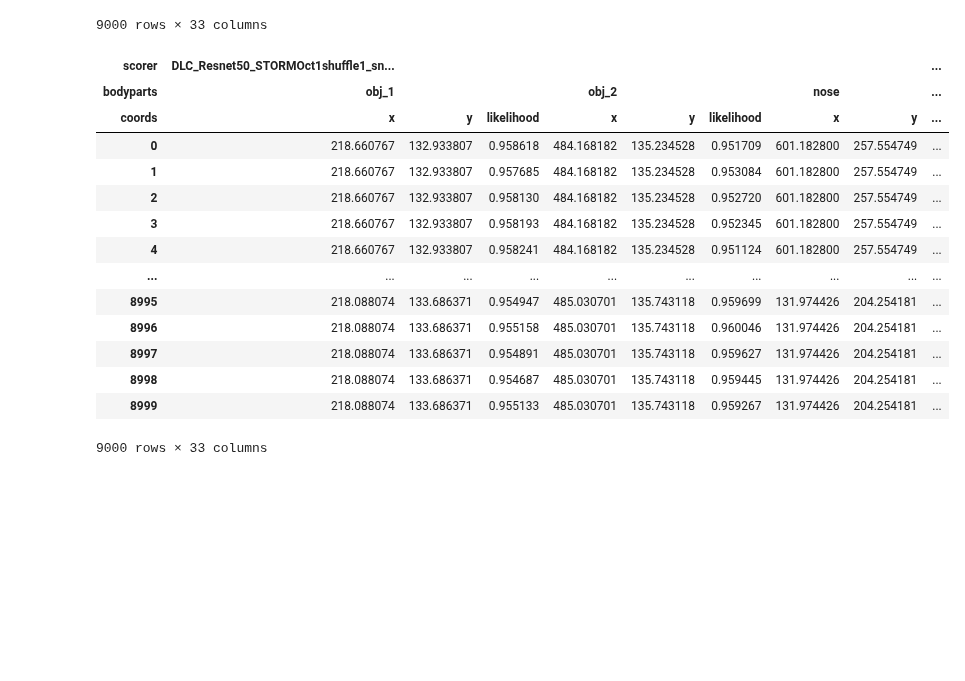
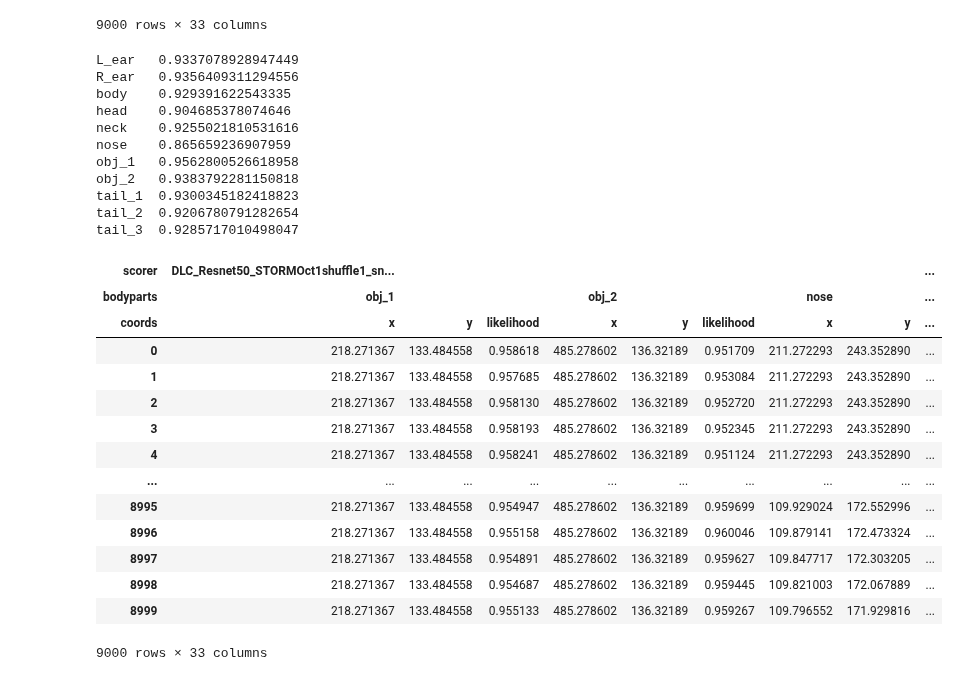
Before and after one commit to sdhers/RAINSTORM, a Jupyter notebook: edit_video/modify_H5_files.ipynb, the cells around one changed output. Cells and saved outputs as stored; diff of their text form; code cells hidden in the pictures; blank space fills up the shorter version.

```diff
--- a/edit_video/modify_H5_files.ipynb
+++ b/edit_video/modify_H5_files.ipynb
@@ -12,11 +12,13 @@ import random
 from scipy import signal
 from collections import OrderedDict
 # %%
+path = r'c:\Users\dhers\OneDrive - UBA\DLC\STORM-sdhers-2024-10-01\results\Original_TS_A2024-09-27T16_14_10_LDLC_Resnet50_STORMOct1shuffle1_snapshot_200.h5'
 
-df = pd.read_hdf(r'c:\Users\dhers\OneDrive - UBA\DLC\STORM-sdhers-2024-10-01\results\try_retraining\TS_A2024-09-27T16_14_10_LDLC_Resnet50_STORMOct1shuffle1_snapshot_200.h5')
+df = pd.read_hdf(path)
 scorer = df.columns.levels[0][0]
 bodyparts = df.columns.levels[1].to_list()
 
+df_raw = df.copy()
 df
 # %% [output]
 | scorer | DLC_Resnet50_STORMOct1shuffle1_sn... |  |  |  |  |  |  |  | ... |
@@ -35,10 +37,8 @@ df
 | 8999 | 218.152130 | 133.567780 | 0.955133 | 485.279205 | 136.397308 | 0.959267 | 109.881828 | 172.657547 | ... |
 9000 rows × 33 columns
 # %%
-limit = 0.99
-
 # Try different filtering parameters
-window, sigma, n_sigmas = 3, 1, 2
+window, sigma, n_sigmas = 21, 1, 2
 N = int(2 * n_sigmas * sigma + 1)
 
 # Gaussian kernel
@@ -49,6 +49,13 @@ pad_width = (len(kernel) - 1) // 2
 # %%
 # Iterate over each body part
 for point in bodyparts:
+
+    mean = df[scorer, point, 'likelihood'].mean()
+    std_dev = df[scorer, point, 'likelihood'].std()
+    limit = max(0.1, mean - 0*std_dev)
+
+    print(f'{point}\t{limit}')
+
     # Create mask where likelihood is below the threshold
     mask = df[scorer, point, 'likelihood'] < limit
     # Set 'x' and 'y' to NaN where likelihood is below the threshold
@@ -61,46 +68,57 @@ for point in bodyparts:
 
         # Check if there are any non-NaN values left to interpolate
         if df[scorer, point, axis].notna().sum() > 1:
             # Interpolate using the pchip method, limit_area='inside' ensures interpolation only within valid data
             df[scorer, point, axis] = df[scorer, point, axis].interpolate(method='pchip', limit_area='inside')
 
             # Forward fill the remaining NaN values
             df[scorer, point, axis] = df[scorer, point, axis].ffill().bfill()
 
             # Apply median filter
             df[scorer, point, axis] = signal.medfilt(df[scorer, point, axis], kernel_size=window)
 
             # Pad the median filtered data to mitigate edge effects
             padded = np.pad(df[scorer, point, axis], pad_width, mode='edge')
 
             # Apply convolution
             smooth = signal.convolve(padded, kernel, mode='valid')
 
             # Trim the padded edges to restore original length
             df[scorer, point, axis] = smooth[:len(df[scorer, point, axis])]
 
-            if 'obj' in df[scorer, point, axis]:
+            if 'obj' in point:
                 df[scorer, point, axis] = df[scorer, point, axis].median()
 
 
 
 df
 # %% [output]
+L_ear   0.9337078928947449
+R_ear   0.9356409311294556
+body    0.929391622543335
+head    0.904685378074646
+neck    0.9255021810531616
+nose    0.865659236907959
+obj_1   0.9562800526618958
+obj_2   0.9383792281150818
+tail_1  0.9300345182418823
+tail_2  0.9206780791282654
+tail_3  0.9285717010498047
 | scorer | DLC_Resnet50_STORMOct1shuffle1_sn... |  |  |  |  |  |  |  | ... |
 | bodyparts | obj_1 |  |  | obj_2 |  |  | nose |  | ... |
 | coords | x | y | likelihood | x | y | likelihood | x | y | ... |
-| 0 | 218.660767 | 132.933807 | 0.958618 | 484.168182 | 135.234528 | 0.951709 | 601.182800 | 257.554749 | ... |
-| 1 | 218.660767 | 132.933807 | 0.957685 | 484.168182 | 135.234528 | 0.953084 | 601.182800 | 257.554749 | ... |
-| 2 | 218.660767 | 132.933807 | 0.958130 | 484.168182 | 135.234528 | 0.952720 | 601.182800 | 257.554749 | ... |
-| 3 | 218.660767 | 132.933807 | 0.958193 | 484.168182 | 135.234528 | 0.952345 | 601.182800 | 257.554749 | ... |
-| 4 | 218.660767 | 132.933807 | 0.958241 | 484.168182 | 135.234528 | 0.951124 | 601.182800 | 257.554749 | ... |
+| 0 | 218.271367 | 133.484558 | 0.958618 | 485.278602 | 136.32189 | 0.951709 | 211.272293 | 243.352890 | ... |
+| 1 | 218.271367 | 133.484558 | 0.957685 | 485.278602 | 136.32189 | 0.953084 | 211.272293 | 243.352890 | ... |
+| 2 | 218.271367 | 133.484558 | 0.958130 | 485.278602 | 136.32189 | 0.952720 | 211.272293 | 243.352890 | ... |
+| 3 | 218.271367 | 133.484558 | 0.958193 | 485.278602 | 136.32189 | 0.952345 | 211.272293 | 243.352890 | ... |
+| 4 | 218.271367 | 133.484558 | 0.958241 | 485.278602 | 136.32189 | 0.951124 | 211.272293 | 243.352890 | ... |
 | ... | ... | ... | ... | ... | ... | ... | ... | ... | ... |
-| 8995 | 218.088074 | 133.686371 | 0.954947 | 485.030701 | 135.743118 | 0.959699 | 131.974426 | 204.254181 | ... |
-| 8996 | 218.088074 | 133.686371 | 0.955158 | 485.030701 | 135.743118 | 0.960046 | 131.974426 | 204.254181 | ... |
-| 8997 | 218.088074 | 133.686371 | 0.954891 | 485.030701 | 135.743118 | 0.959627 | 131.974426 | 204.254181 | ... |
-| 8998 | 218.088074 | 133.686371 | 0.954687 | 485.030701 | 135.743118 | 0.959445 | 131.974426 | 204.254181 | ... |
-| 8999 | 218.088074 | 133.686371 | 0.955133 | 485.030701 | 135.743118 | 0.959267 | 131.974426 | 204.254181 | ... |
+| 8995 | 218.271367 | 133.484558 | 0.954947 | 485.278602 | 136.32189 | 0.959699 | 109.929024 | 172.552996 | ... |
+| 8996 | 218.271367 | 133.484558 | 0.955158 | 485.278602 | 136.32189 | 0.960046 | 109.879141 | 172.473324 | ... |
+| 8997 | 218.271367 | 133.484558 | 0.954891 | 485.278602 | 136.32189 | 0.959627 | 109.847717 | 172.303205 | ... |
+| 8998 | 218.271367 | 133.484558 | 0.954687 | 485.278602 | 136.32189 | 0.959445 | 109.821003 | 172.067889 | ... |
+| 8999 | 218.271367 | 133.484558 | 0.955133 | 485.278602 | 136.32189 | 0.959267 | 109.796552 | 171.929816 | ... |
-9000 rows × 33 columns
+9000 rows × 33 columns
 # %%
 import plotly.graph_objects as go
 
```
Also changed, not shown: parts of 2 cells of this notebook, 2 other files.
